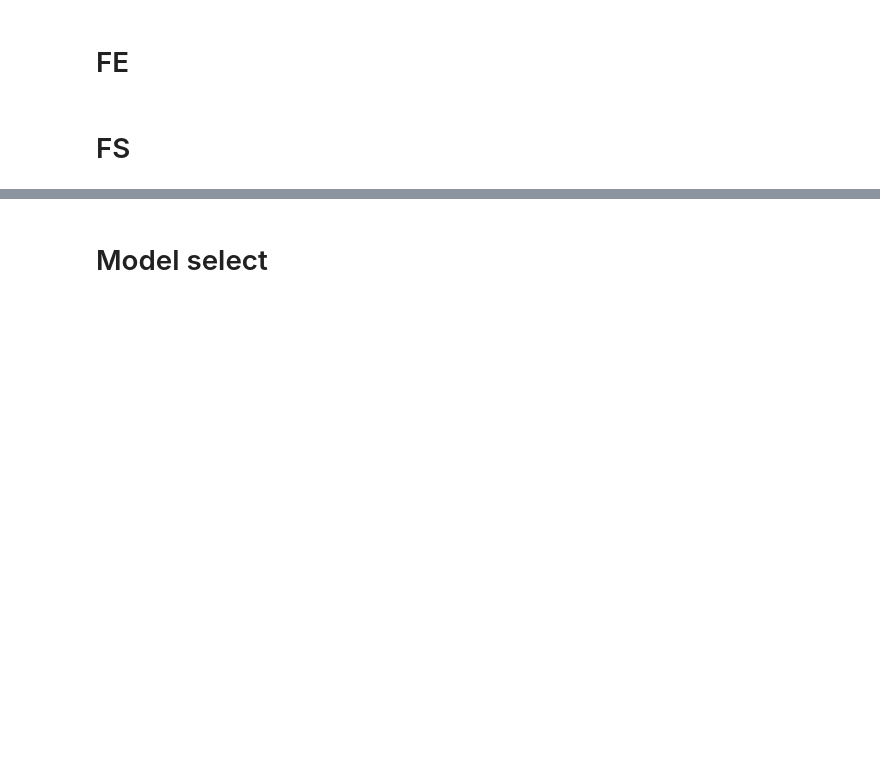
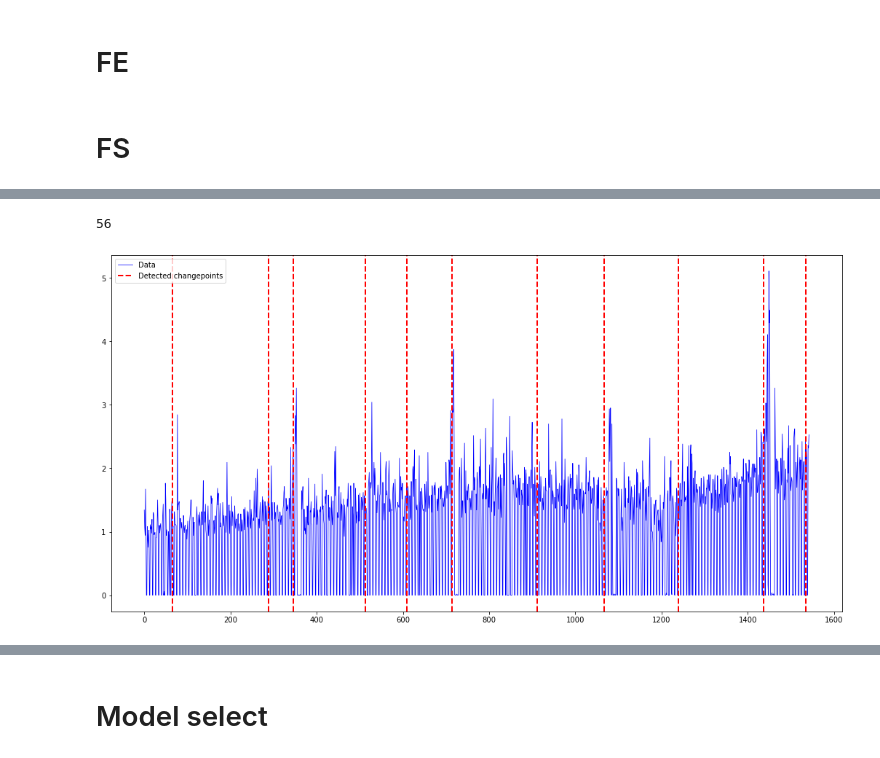
Before and after one commit to GungnirAP/TimeSeries-Project, a Jupyter notebook: Project 2.ipynb, the cells around one changed output, grey strips where cells are left out. Cells and saved outputs as stored; diff of their text form; code cells hidden in the pictures; blank space fills up the shorter version.

Commit message:
add ChangePointDetector

```diff
--- a/Project 2.ipynb
+++ b/Project 2.ipynb
@@ -373,0 +288,8 @@ AttributeError: module 'changepoint' has no attribute 'Bocpd'
+# %%
+cpd = ChangePointDetector()
+dates = cpd.detect_changepoint(income)
+cpd.plot_changepoints()
+cpd.return_minimum_period()
+# %% [output]
+56
+[figure, added]
```
Also changed, not shown: parts of 37 cells of this notebook, 1 other file.
